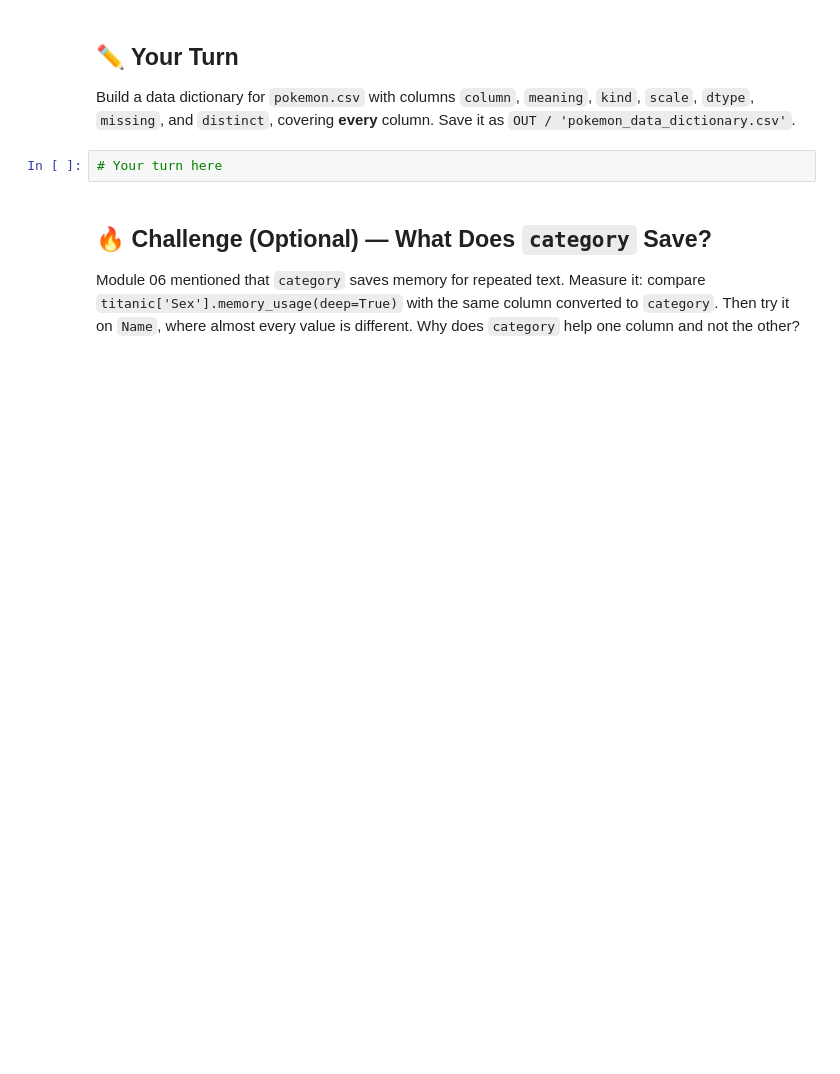
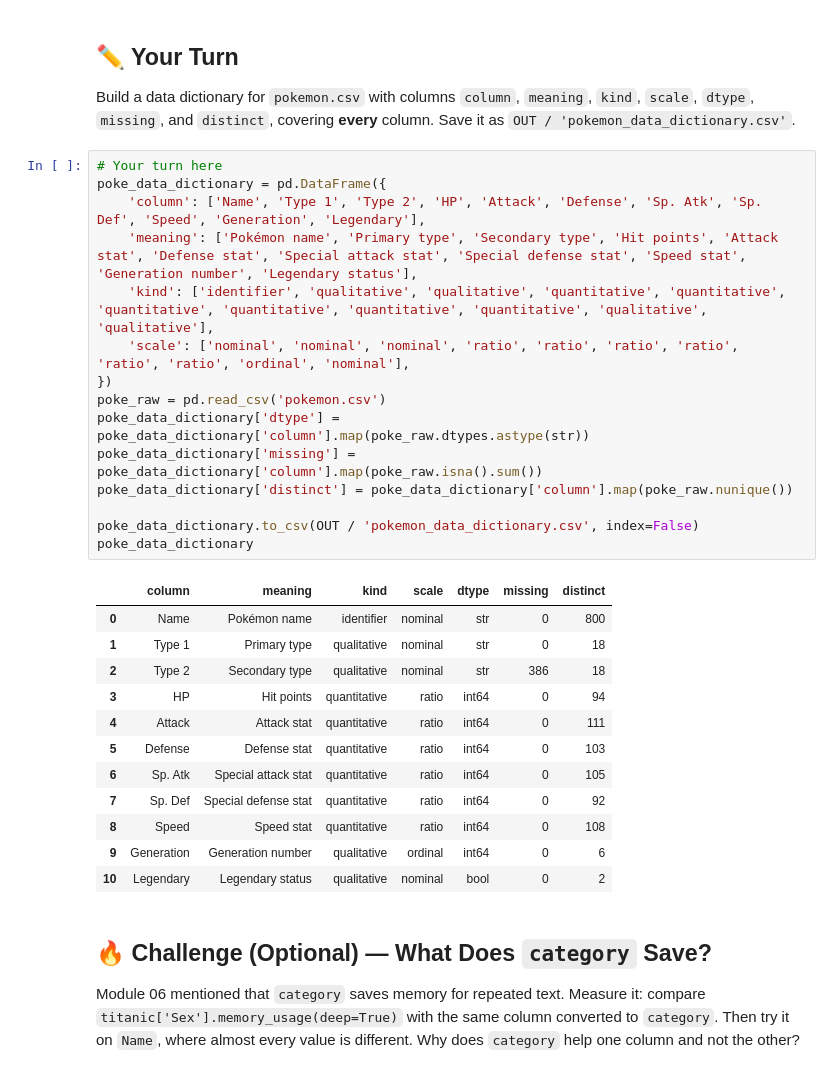
Before and after one commit to nazmunmansur/3603-data-science-mansur, a Jupyter notebook: Work/02-Assignments/07-Describing_Data/01-Types_of_Data.ipynb, the cells around one changed output. Drawn from its saved outputs; the diff is of its cells as text; blank space fills up the shorter version.

Commit message:
completed 07-Describing_Data on 11.15.2026

```diff
--- a/Work/02-Assignments/07-Describing_Data/01-Types_of_Data.ipynb
+++ b/Work/02-Assignments/07-Describing_Data/01-Types_of_Data.ipynb
@@ -236,6 +441,32 @@ Run it on every column of `titanic` (hint: loop over `titanic.columns`). Which s
 Build a data dictionary for `pokemon.csv` with columns `column`, `meaning`, `kind`, `scale`, `dtype`, `missing`, and `distinct`, covering **every** column. Save it as `OUT / 'pokemon_data_dictionary.csv'`.
 # %%
 # Your turn here
+poke_data_dictionary = pd.DataFrame({
+    'column': ['Name', 'Type 1', 'Type 2', 'HP', 'Attack', 'Defense', 'Sp. Atk', 'Sp. Def', 'Speed', 'Generation', 'Legendary'],
+    'meaning': ['Pokémon name', 'Primary type', 'Secondary type', 'Hit points', 'Attack stat', 'Defense stat', 'Special attack stat', 'Special defense stat', 'Speed stat', 'Generation number', 'Legendary status'],
+    'kind': ['identifier', 'qualitative', 'qualitative', 'quantitative', 'quantitative', 'quantitative', 'quantitative', 'quantitative', 'quantitative', 'qualitative', 'qualitative'],
+    'scale': ['nominal', 'nominal', 'nominal', 'ratio', 'ratio', 'ratio', 'ratio', 'ratio', 'ratio', 'ordinal', 'nominal'],
+})
+poke_raw = pd.read_csv('pokemon.csv')
+poke_data_dictionary['dtype'] = poke_data_dictionary['column'].map(poke_raw.dtypes.astype(str))
+poke_data_dictionary['missing'] = poke_data_dictionary['column'].map(poke_raw.isna().sum())
+poke_data_dictionary['distinct'] = poke_data_dictionary['column'].map(poke_raw.nunique())
+
+poke_data_dictionary.to_csv(OUT / 'pokemon_data_dictionary.csv', index=False)
+poke_data_dictionary
+# %% [output]
+|  | column | meaning | kind | scale | dtype | missing | distinct |
+| 0 | Name | Pokémon name | identifier | nominal | str | 0 | 800 |
+| 1 | Type 1 | Primary type | qualitative | nominal | str | 0 | 18 |
+| 2 | Type 2 | Secondary type | qualitative | nominal | str | 386 | 18 |
+| 3 | HP | Hit points | quantitative | ratio | int64 | 0 | 94 |
+| 4 | Attack | Attack stat | quantitative | ratio | int64 | 0 | 111 |
+| 5 | Defense | Defense stat | quantitative | ratio | int64 | 0 | 103 |
+| 6 | Sp. Atk | Special attack stat | quantitative | ratio | int64 | 0 | 105 |
+| 7 | Sp. Def | Special defense stat | quantitative | ratio | int64 | 0 | 92 |
+| 8 | Speed | Speed stat | quantitative | ratio | int64 | 0 | 108 |
+| 9 | Generation | Generation number | qualitative | ordinal | int64 | 0 | 6 |
+| 10 | Legendary | Legendary status | qualitative | nominal | bool | 0 | 2 |
 # %% [markdown]
 ## 🔥 Challenge (Optional) — What Does `category` Save?
 Module 06 mentioned that `category` saves memory for repeated text. Measure it: compare `titanic['Sex'].memory_usage(deep=True)` with the same column converted to `category`. Then try it on `Name`, where almost every value is different. Why does `category` help one column and not the other?
```
Also changed, not shown: parts of 23 cells of this notebook, 45 other files.
